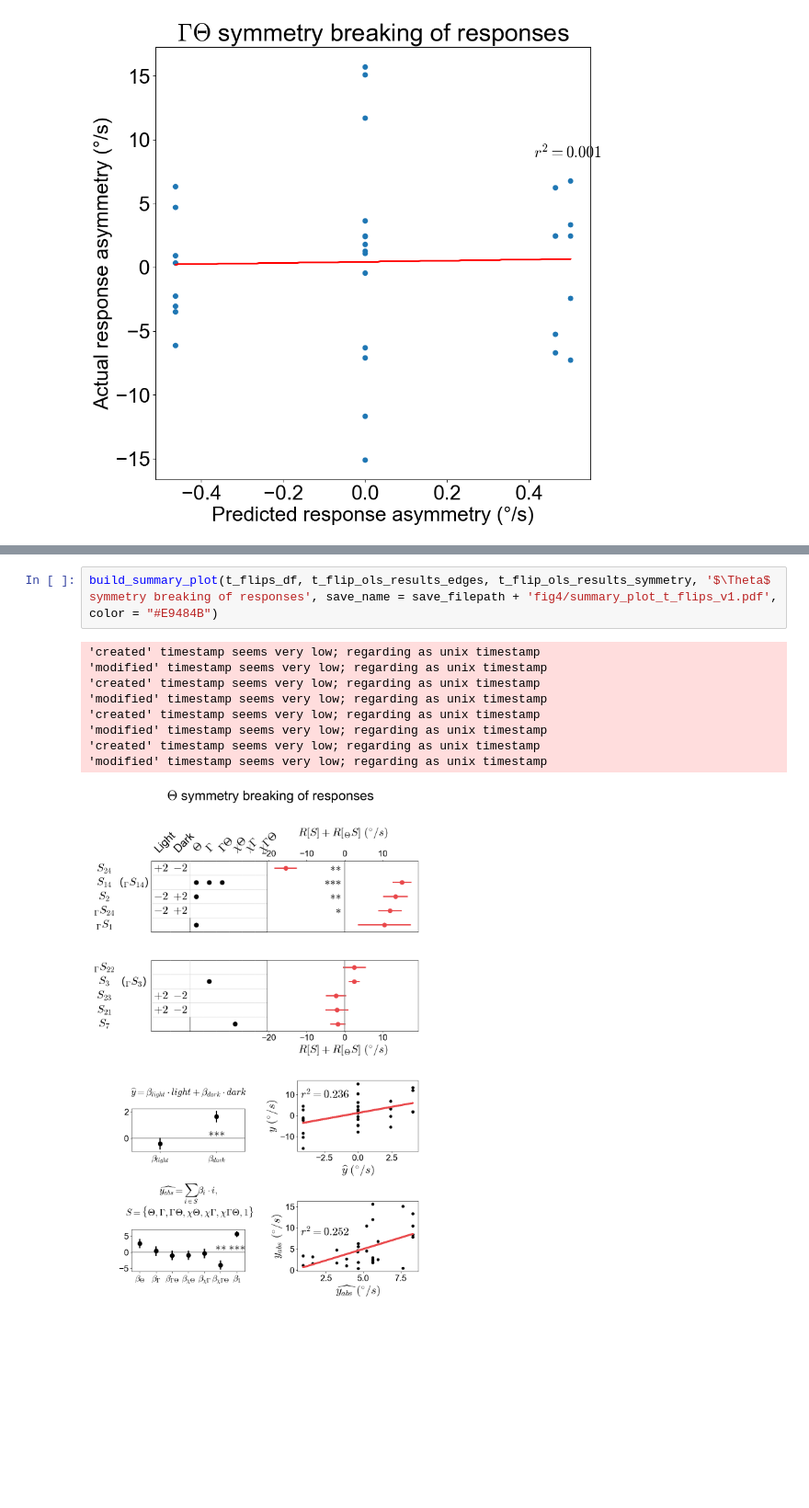
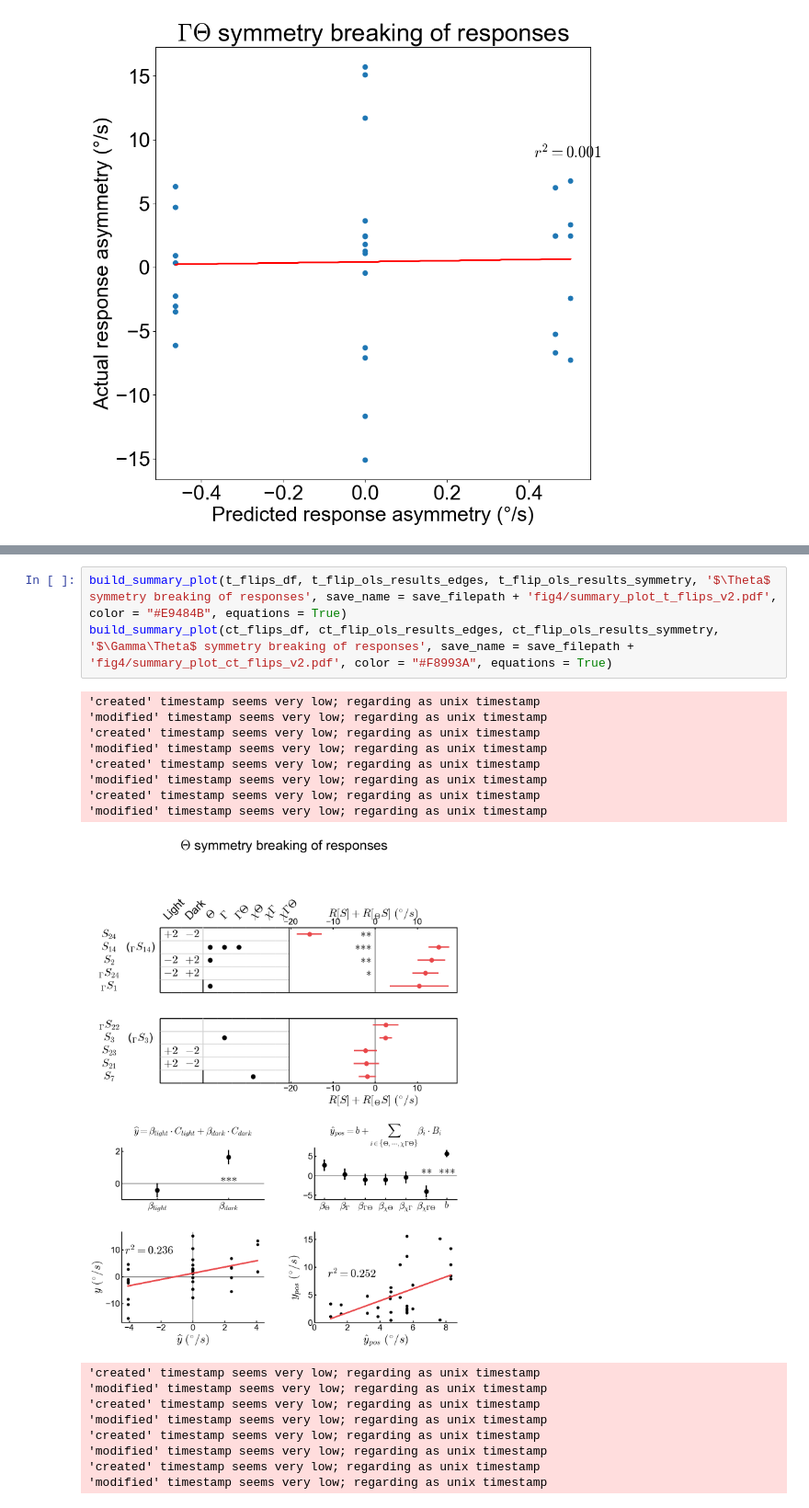
Before and after one commit to ClarkLabCode/TimeReversalSymmetry, a Jupyter notebook: figure_scripts/figure4.ipynb, the cells around one changed output, grey strips where cells are left out. Shown at 92% size. Cells and saved outputs as stored; diff of their text form; blank space fills up the shorter version.

Commit message:
finalize figure 4

```diff
--- a/figure_scripts/figure4.ipynb
+++ b/figure_scripts/figure4.ipynb
@@ -1404,13 +1453,22 @@ def build_summary_plot(full_flips_df, edges_ols_results, symmetries_ols_results,
     plt.show()
 # %%
-build_summary_plot(t_flips_df, t_flip_ols_results_edges, t_flip_ols_results_symmetry, '$\Theta$ symmetry breaking of responses', save_name = save_filepath + 'fig4/summary_plot_t_flips_v1.pdf', color = "#E9484B")
+build_summary_plot(t_flips_df, t_flip_ols_results_edges, t_flip_ols_results_symmetry, '$\Theta$ symmetry breaking of responses', save_name = save_filepath + 'fig4/summary_plot_t_flips_v2.pdf', color = "#E9484B", equations = True)
+build_summary_plot(ct_flips_df, ct_flip_ols_results_edges, ct_flip_ols_results_symmetry, '$\Gamma\Theta$ symmetry breaking of responses', save_name = save_filepath + 'fig4/summary_plot_ct_flips_v2.pdf', color = "#F8993A", equations = True)
 # %% [output]
 'created' timestamp seems very low; regarding as unix timestamp
 'modified' timestamp seems very low; regarding as unix timestamp
 'created' timestamp seems very low; regarding as unix timestamp
 'modified' timestamp seems very low; regarding as unix timestamp
 'created' timestamp seems very low; regarding as unix timestamp
 'modified' timestamp seems very low; regarding as unix timestamp
 'created' timestamp seems very low; regarding as unix timestamp
 'modified' timestamp seems very low; regarding as unix timestamp
-[figure, old version]
+[figure, new version]
+'created' timestamp seems very low; regarding as unix timestamp
+'modified' timestamp seems very low; regarding as unix timestamp
+'created' timestamp seems very low; regarding as unix timestamp
+'modified' timestamp seems very low; regarding as unix timestamp
+'created' timestamp seems very low; regarding as unix timestamp
+'modified' timestamp seems very low; regarding as unix timestamp
+'created' timestamp seems very low; regarding as unix timestamp
+'modified' timestamp seems very low; regarding as unix timestamp
```
Also changed, not shown: parts of 6 cells of this notebook, 10 other files.
